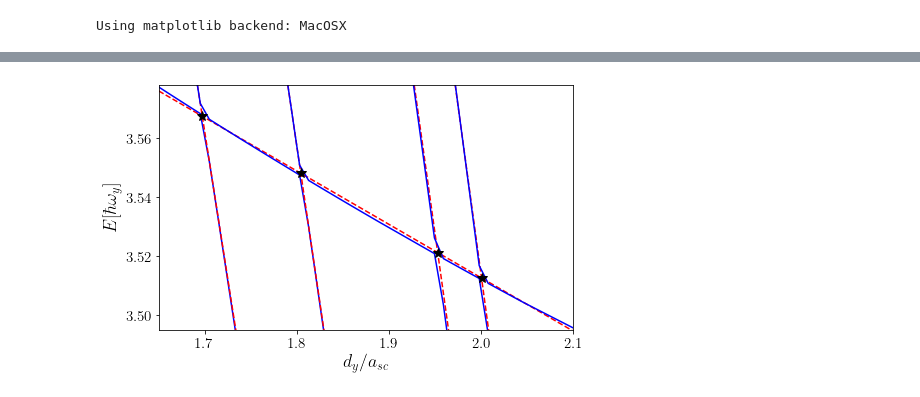
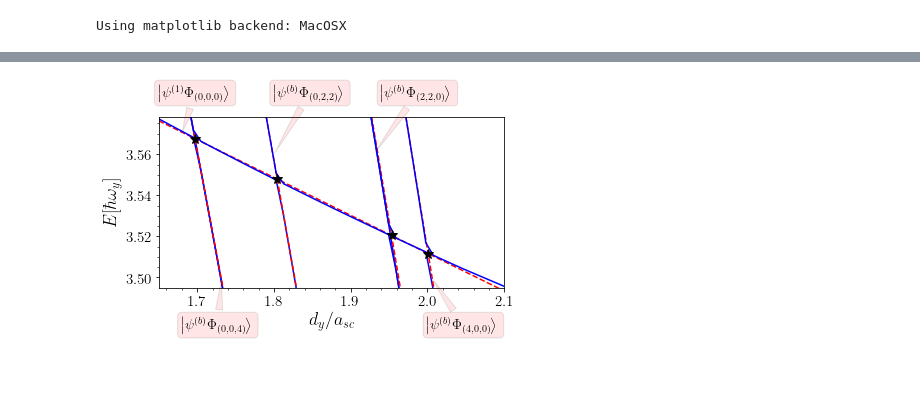
Before and after one commit to TsspGit/Ultracold_Atoms_src, a Jupyter notebook: Analysis/q3d/Energies_Analysis_6604_4993_4993.ipynb, the cells around one changed output, grey strips where cells are left out. Cells and saved outputs as stored; diff of their text form; code cells hidden in the pictures; blank space fills up the shorter version.

```diff
--- a/Analysis/q3d/Energies_Analysis_6604_4993_4993.ipynb
+++ b/Analysis/q3d/Energies_Analysis_6604_4993_4993.ipynb
@@ -198,7 +192,7 @@ xcoord: [1.6512301804264626, 1.6572692479745514, 1.6646503305333267, 1.671136736
 # %%
 %matplotlib inline
 # %%
-fig3, ax3 = plt.subplots(figsize=aursize)
+fig3, ax3 = plt.subplots()
 # nivel 1004:
 f1004 = np.polyfit(xcoord, ycoord, deg=1)
 x1004 = np.linspace(1.65, 2.1, num=40)
@@ -206,7 +200,7 @@ ax3.plot(x1004, np.polyval(f1004, x1004), 'r--', markersize=4, label='Diabetic')
 ax3.plot(x, dic['nivel_1004']/wy, 'b', label='Adiabatic')
 
 # nivel 1005:
-#ax3.plot(x, dic['nivel_1005']/wy, 'b')
+ax3.plot(x, dic['nivel_1005']/wy, 'b')
 
 # nivel 1006:
 f1006 = np.polyfit(x[(x < 1.70) & (x > 1.68)], np.array(dic['nivel_1006'])[(x < 1.70) & (x > 1.68)]/wy, deg=1)
@@ -223,7 +217,7 @@ ax3.plot(x, dic['nivel_1007']/wy, 'b')
 
 
 # nivel 1008:
-#ax3.plot(x, dic['nivel_1008']/wy, 'b')
+ax3.plot(x, dic['nivel_1008']/wy, 'b')
 #f1008 = np.polyfit(x[(x < 1.84) & (x > 1.82)], np.array(dic['nivel_1008'])[(x < 1.84) & (x > 1.82)]/wy, deg=1)
 #x1008 = np.linspace(1.8, 1.86, num=500)
 #ax3.plot(x1008, np.polyval(f1008, x1008), 'r--', markersize=4)
@@ -238,55 +232,57 @@ ax3.plot(x, dic['nivel_1009']/wy, 'b')
 f1010 = np.polyfit(x[(x < 2) & (x > 1.86)], np.array(dic['nivel_1010'])[(x < 2) & (x > 1.86)]/wy, deg=1)
 x1010 = np.linspace(1.97, 2.1, num=200)
 ax3.plot(x1010, np.polyval(f1010, x1010), 'r--', markersize=4)
 ax3.plot(x, dic['nivel_1010']/wy, 'b')
 
 # Crosses:
 ##########
 ax3.plot(cross_points(f1004, f1006), np.polyval(f1004, cross_points(f1004, f1006)), 'k*', markersize=10, label='ICIR')
 ax3.plot(cross_points(f1004, f1007), np.polyval(f1004, cross_points(f1004, f1007)), 'k*', markersize=10)
 ax3.plot(cross_points(f1004, f1009), np.polyval(f1004, cross_points(f1004, f1009)), 'k*', markersize=10)
 ax3.plot(cross_points(f1004, f1010), np.polyval(f1004, cross_points(f1004, f1010)), 'k*', markersize=10)
 
 # States:
 #########
-#ax3.annotate(r'$\left|\psi^{(1)} \Phi_{(0,0,0)}\right>$', xy=(1.68, 3.51), xytext=(1.65, 3.523), fontsize=14,
-#             bbox=dict(boxstyle="round", alpha=0.1, facecolor='r'),
-#             arrowprops=dict(arrowstyle="wedge, tail_width=0.5", alpha=0.1, facecolor='r'))
-#
-#ax3.annotate(r'$\left|\psi^{(b)} \Phi_{(0,0,4)}\right>$', xy=(1.739, 3.46), xytext=(1.68, 3.435), fontsize=14,
-#             bbox=dict(boxstyle="round", alpha=0.1, facecolor='r'),
-#             arrowprops=dict(arrowstyle="wedge, tail_width=0.5", alpha=0.1, facecolor='r'))
-#
-#ax3.annotate(r'$\left|\psi^{(b)} \Phi_{(4,0,0)}\right>$', xy=(1.925, 3.46), xytext=(1.90, 3.435), fontsize=14,
-#             bbox=dict(boxstyle="round", alpha=0.1, facecolor='r'),
-#             arrowprops=dict(arrowstyle="wedge, tail_width=0.5", alpha=0.1, facecolor='r'))
-#
+ax3.annotate(r'$\left|\psi^{(1)} \Phi_{(0,0,0)}\right>$', xy=(1.68, 3.57), xytext=(1.65, 3.588), fontsize=14,
+             bbox=dict(boxstyle="round", alpha=0.1, facecolor='r'),
+             arrowprops=dict(arrowstyle="wedge, tail_width=0.5", alpha=0.1, facecolor='r'))
+
+ax3.annotate(r'$\left|\psi^{(b)} \Phi_{(0,0,4)}\right>$', xy=(1.732, 3.50), xytext=(1.68, 3.475), fontsize=14,
+             bbox=dict(boxstyle="round", alpha=0.1, facecolor='r'),
+             arrowprops=dict(arrowstyle="wedge, tail_width=0.5", alpha=0.1, facecolor='r'))
+
+ax3.annotate(r'$\left|\psi^{(b)} \Phi_{(4,0,0)}\right>$', xy=(2.005, 3.50), xytext=(2, 3.475), fontsize=14,
+             bbox=dict(boxstyle="round", alpha=0.1, facecolor='r'),
+             arrowprops=dict(arrowstyle="wedge, tail_width=0.5", alpha=0.1, facecolor='r'))
+
 #ax3.annotate(r'$\left|\psi^{(b)} \Phi_{(0,4,0)}\right>$', xy=(1.78, 3.368), xytext=(1.75, 3.39), fontsize=14,
 #             bbox=dict(boxstyle="round", alpha=0.1, facecolor='r'),
 #             arrowprops=dict(arrowstyle="wedge, tail_width=0.5", alpha=0.1, facecolor='r'))
 #
 #ax3.annotate(r'$\left|\psi^{(b)} \Phi_{(2,0,2)}\right>$', xy=(1.843, 3.38), xytext=(1.80, 3.39), fontsize=14,
 #             bbox=dict(boxstyle="round", alpha=0.1, facecolor='r'),
 #             arrowprops=dict(arrowstyle="wedge, tail_width=0.5", alpha=0.1, facecolor='r'))
 #
-#ax3.annotate(r'$\left|\psi^{(b)} \Phi_{(0,2,2)}\right>$', xy=(1.843, 3.38), xytext=(1.85, 3.39), fontsize=14,
-#             bbox=dict(boxstyle="round", alpha=0.1, facecolor='r'),
-#             arrowprops=dict(arrowstyle="wedge, tail_width=0.5", alpha=0.1, facecolor='r'))
-#
-#ax3.annotate(r'$\left|\psi^{(b)} \Phi_{(2,2,0)}\right>$', xy=(1.81, 3.51), xytext=(1.78, 3.523), fontsize=14,
-#             bbox=dict(boxstyle="round", alpha=0.1, facecolor='r'),
-#             arrowprops=dict(arrowstyle="wedge, tail_width=0.5", alpha=0.1, facecolor='r'))
-#
+ax3.annotate(r'$\left|\psi^{(b)} \Phi_{(0,2,2)}\right>$', xy=(1.80, 3.56), xytext=(1.80, 3.588), fontsize=14,
+             bbox=dict(boxstyle="round", alpha=0.1, facecolor='r'),
+             arrowprops=dict(arrowstyle="wedge, tail_width=0.5", alpha=0.1, facecolor='r'))
+
+ax3.annotate(r'$\left|\psi^{(b)} \Phi_{(2,2,0)}\right>$', xy=(1.93, 3.56), xytext=(1.94, 3.588), fontsize=14,
+             bbox=dict(boxstyle="round", alpha=0.1, facecolor='r'),
+             arrowprops=dict(arrowstyle="wedge, tail_width=0.5", alpha=0.1, facecolor='r'))
+
 
 ax3.set_xlabel('$d_{y}/a_{sc}$')
 ax3.set_ylabel('$E$[$\hbar \omega_{y}$]')
 #ax3.legend(fontsize=14, bbox_to_anchor=(1.03, 1))
 ax3.set_ylim(3.495, 3.578)
 ax3.set_xlim(1.65, 2.1)
+ax3.xaxis.set_minor_locator(AutoMinorLocator())
+ax3.yaxis.set_minor_locator(AutoMinorLocator())
 plt.tight_layout()
-fig3.savefig('Results/Figures/Ix6604_Iy4993_Iz4993_Easc_Interpolation.png', bbox_inches="tight", dpi=200)
+fig3.savefig('Results/Figures/Ix6604_Iy4993_Iz4993_Easc_Interpolation_v2.png', bbox_inches="tight", dpi=200)
 # %% [output]
-[figure, old version]
+[figure, new version]
 # %%
 print(f'''Crosses between (x, E):
 * 1004-1006: ({cross_points(f1004, f1006)}, {np.polyval(f1004, cross_points(f1004, f1006))})
```
Also changed, not shown: parts of 9 cells of this notebook, 10 other files.
